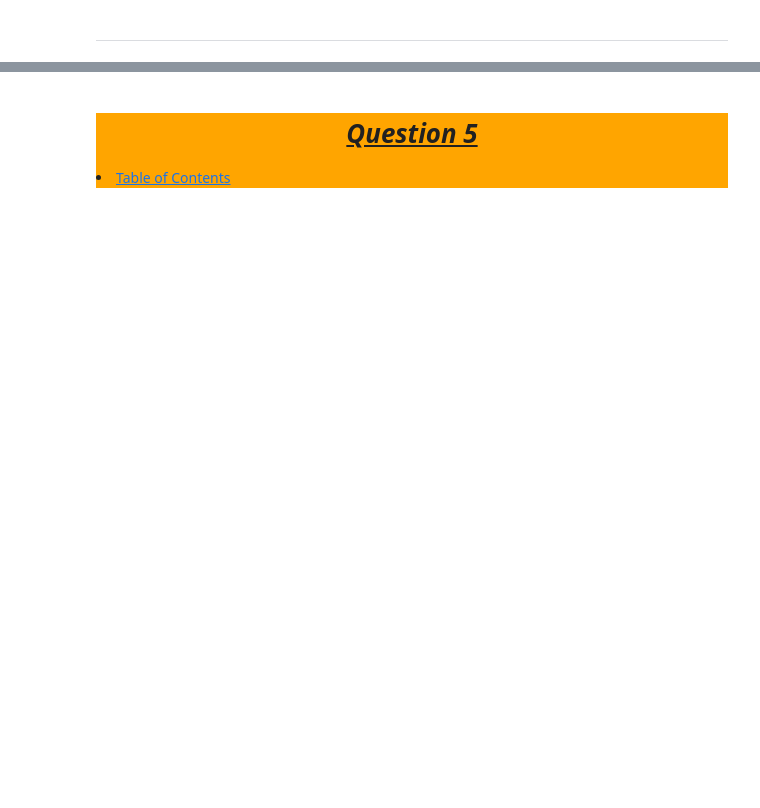
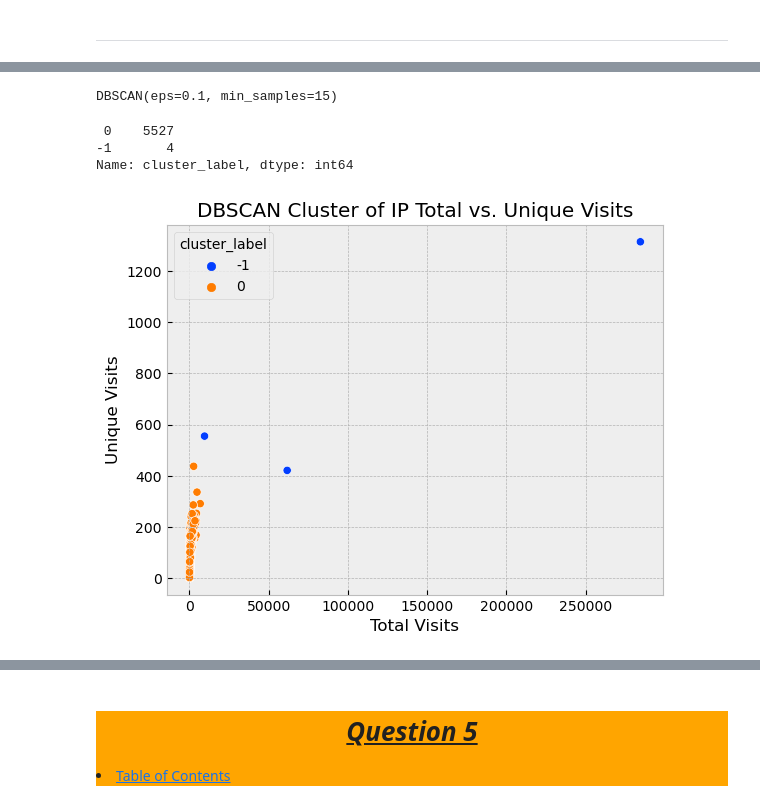
Before and after one commit to Jared-Wood135/anomaly-detection-exercises, a Jupyter notebook: explore.ipynb, the cells around one changed output, grey strips where cells are left out. Cells and saved outputs as stored; diff of their text form; code cells hidden in the pictures; blank space fills up the shorter version.

```diff
--- a/explore.ipynb
+++ b/explore.ipynb
@@ -239,2 +247,12 @@ Name: end_path, dtype: float64
 # %% [markdown]
 ---
+# %%
+# Create user df
+user_uniques = curr_logs.groupby('ip').path.nunique()
+user_totals = curr_logs.groupby('ip').path.count()
+user_avg = round(user_totals / user_uniques, 2)
+user_df = pd.DataFrame(user_uniques)
+user_df.rename(columns={'path' : 'unique_visits'}, inplace=True)
+user_df['total_visits'] = user_totals
+user_df['avg_visits_per_unique_visit'] = user_avg
+user_df[user_df.avg_visits_per_unique_visit < 2]
@@ -240,0 +274,29 @@ Name: end_path, dtype: float64
+# %%
+# Scale user df
+scaler = MinMaxScaler().fit(user_df)
+scaled = scaler.transform(user_df)
+user_df['scaled_uniques'] = scaled[:, 0]
+user_df['scaled_total'] = scaled[:, 1]
+user_df['scaled_avg'] = scaled[:, 2]
+# %%
+# Make the thing
+d_clusts = DBSCAN(eps=0.1, min_samples=15)
+# Fit the thing
+d_clusts.fit(scaled)
+# %% [output]
+DBSCAN(eps=0.1, min_samples=15)
+# %%
+user_df['cluster_label'] = d_clusts.labels_
+user_df.cluster_label.value_counts()
+# %% [output]
+ 0    5527
+-1       4
+Name: cluster_label, dtype: int64
+# %%
+sns.scatterplot(data=user_df, x='total_visits', y='unique_visits', hue='cluster_label', palette='bright')
+plt.title('DBSCAN Cluster of IP Total vs. Unique Visits')
+plt.xlabel('Total Visits')
+plt.ylabel('Unique Visits')
+plt.show()
+# %% [output]
+[figure, added]
```
Also changed, not shown: parts of 28 cells of this notebook.
